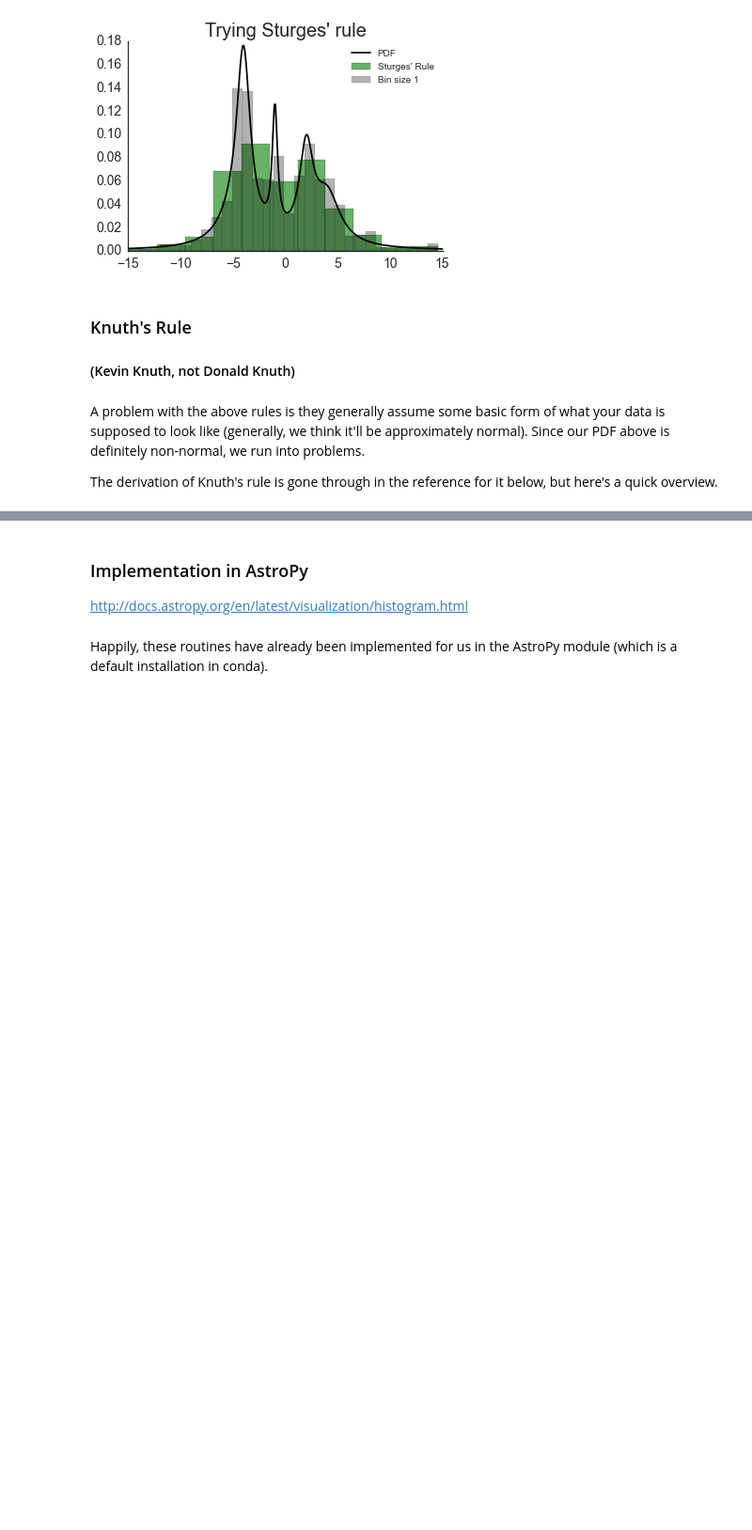
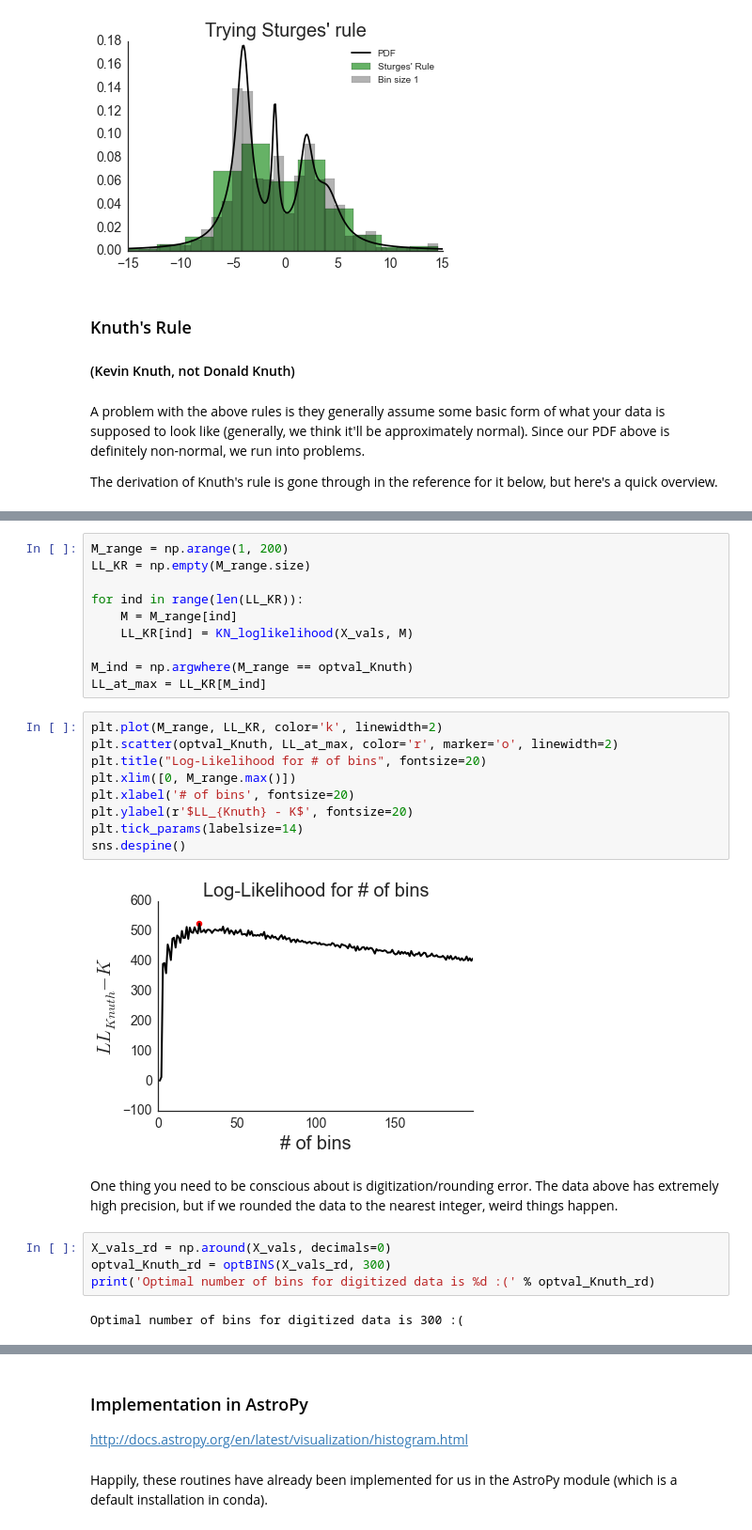
Before and after one commit to anzelpwj/Stats-week, a Jupyter notebook: Bayesian_blocks.ipynb, the cells around one changed output, grey strips where cells are left out. Shown: that part at 94% size. Saved outputs shown, nothing was run; the diff lists cells and outputs as text; blank space fills up the shorter version.

```diff
--- a/Bayesian_blocks.ipynb
+++ b/Bayesian_blocks.ipynb
@@ -207,0 +233,29 @@ $$ \sigma_k = \left( \frac{M}{V}\right)^2 \frac{(n_k + \frac{1}{2})(N - n_k + \f
+# %%
+M_range = np.arange(1, 200)
+LL_KR = np.empty(M_range.size)
+
+for ind in range(len(LL_KR)):
+    M = M_range[ind]
+    LL_KR[ind] = KN_loglikelihood(X_vals, M)
+
+M_ind = np.argwhere(M_range == optval_Knuth)
+LL_at_max = LL_KR[M_ind]
+# %%
+plt.plot(M_range, LL_KR, color='k', linewidth=2)
+plt.scatter(optval_Knuth, LL_at_max, color='r', marker='o', linewidth=2)
+plt.title("Log-Likelihood for # of bins", fontsize=20)
+plt.xlim([0, M_range.max()])
+plt.xlabel('# of bins', fontsize=20)
+plt.ylabel(r'$LL_{Knuth} - K$', fontsize=20)
+plt.tick_params(labelsize=14)
+sns.despine()
+# %% [output]
+[figure, added]
+# %% [markdown]
+One thing you need to be conscious about is digitization/rounding error. The data above has extremely high precision, but if we rounded the data to the nearest integer, weird things happen.
+# %%
+X_vals_rd = np.around(X_vals, decimals=0)
+optval_Knuth_rd = optBINS(X_vals_rd, 300)
+print('Optimal number of bins for digitized data is %d :(' % optval_Knuth_rd)
+# %% [output]
+Optimal number of bins for digitized data is 300 :(
```
Also changed, not shown: parts of 23 cells of this notebook, 2 other files.
